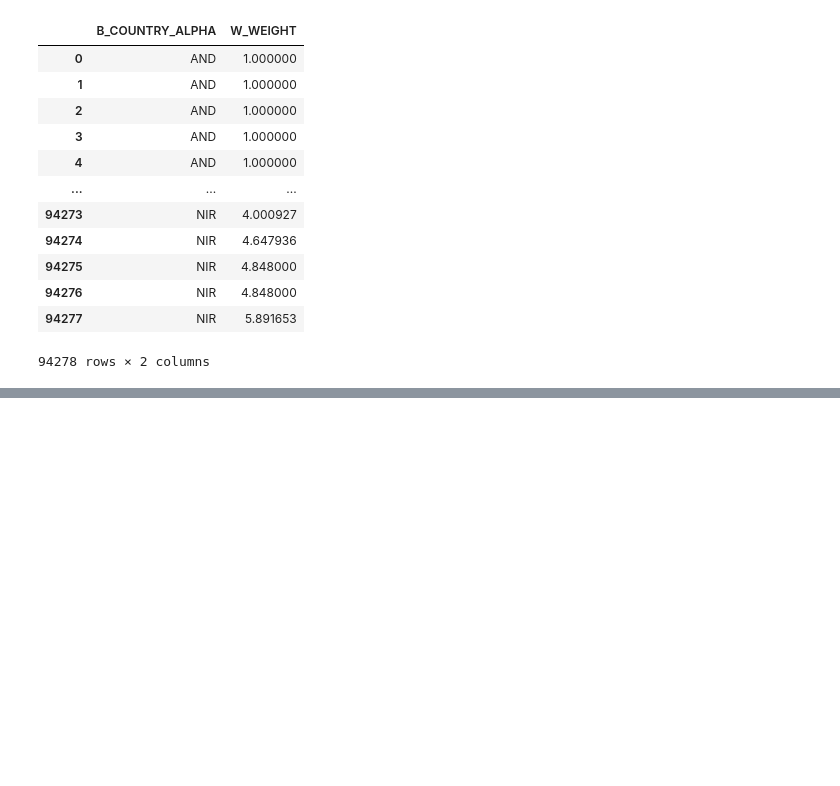
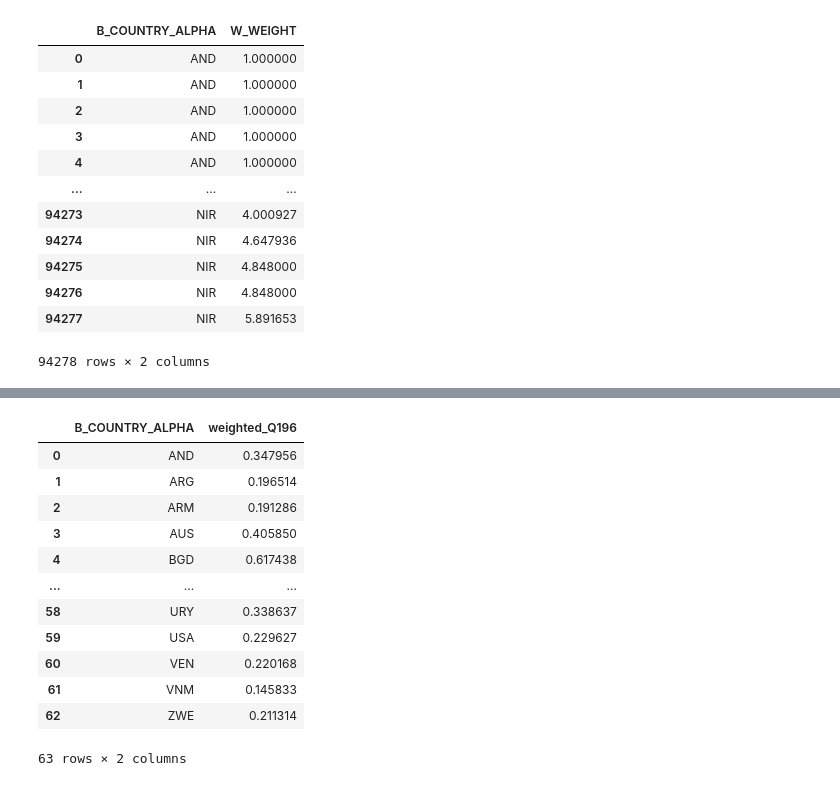
Before and after one commit to ns037/Sunwater_Institute, a Jupyter notebook: weighted_variables.ipynb, the cells around one changed output, grey strips where cells are left out. Drawn from its saved outputs; the diff is of its cells as text; code cells hidden in the pictures; blank space fills up the shorter version.

```diff
--- a/weighted_variables.ipynb
+++ b/weighted_variables.ipynb
@@ -430,0 +472,18 @@ country_weight = data[['B_COUNTRY_ALPHA','W_WEIGHT']]
+# %%
+country_Q196.drop(columns=['Q196','W_WEIGHT'],inplace=True)
+country_Q196 = country_Q196.groupby('B_COUNTRY_ALPHA')['weighted_Q196'].mean().reset_index()
+country_Q196
+# %% [output]
+|  | B_COUNTRY_ALPHA | weighted_Q196 |
+| 0 | AND | 0.347956 |
+| 1 | ARG | 0.196514 |
+| 2 | ARM | 0.191286 |
+| 3 | AUS | 0.405850 |
+| 4 | BGD | 0.617438 |
+| ... | ... | ... |
+| 58 | URY | 0.338637 |
+| 59 | USA | 0.229627 |
+| 60 | VEN | 0.220168 |
+| 61 | VNM | 0.145833 |
+| 62 | ZWE | 0.211314 |
+63 rows × 2 columns
```
Also changed, not shown: parts of 7 cells of this notebook.
